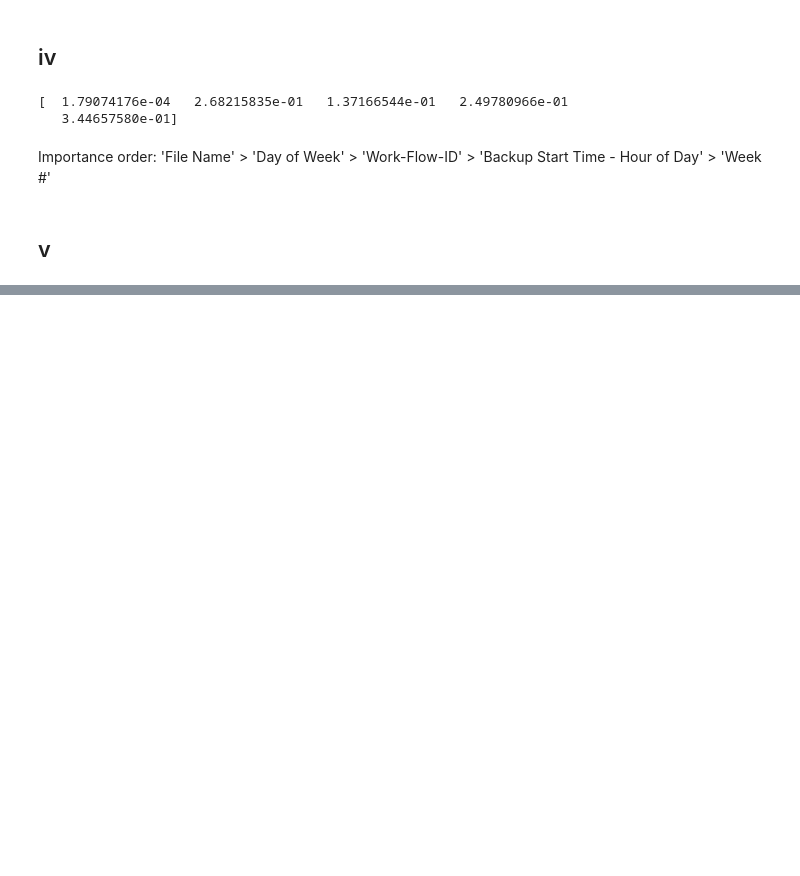
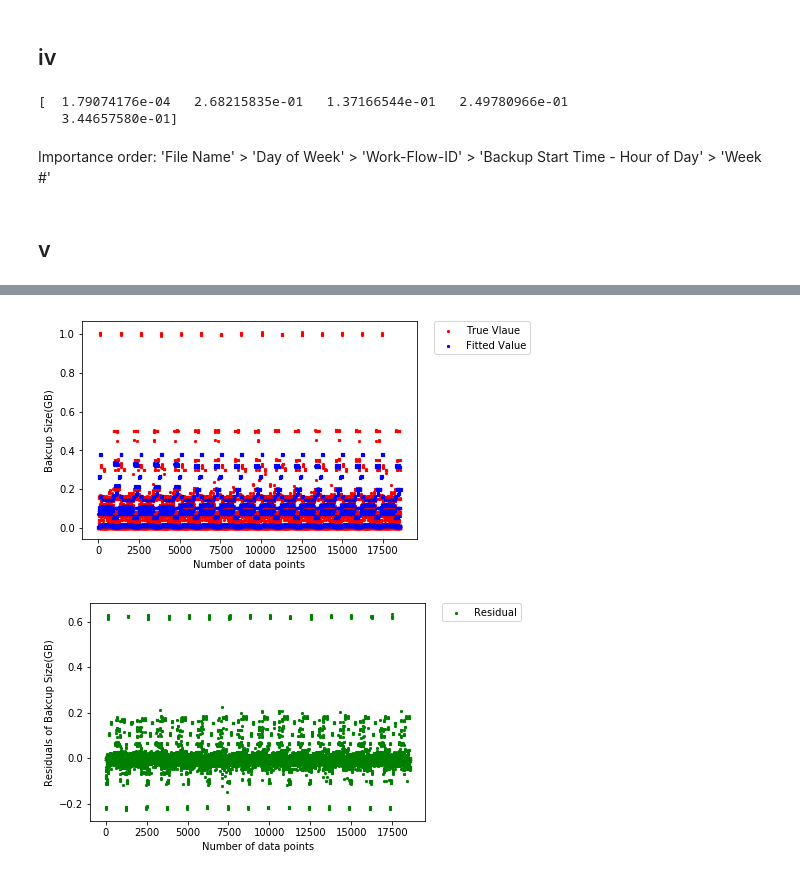
Before and after one commit to zxxia/ECE219-Large-Scale-Data-Mining, a Jupyter notebook: Project4/Problem2b.ipynb, the cells around one changed output, grey strips where cells are left out. Saved outputs shown, nothing was run; the diff lists cells and outputs as text; code cells hidden in the pictures; blank space fills up the shorter version.

Commit message:
Added two figures

```diff
--- a/Project4/Problem2b.ipynb
+++ b/Project4/Problem2b.ipynb
@@ -334,3 +334,29 @@ graphviz.Source(dot_graph)
 [  1.79074176e-04   2.68215835e-01   1.37166544e-01   2.49780966e-01
    3.44657580e-01]
 [drawing not drawn]
+# %%
+# Construct random forest regressor
+regr = RandomForestRegressor(n_estimators=13,
+                             max_features=3,
+                             max_depth=4,
+                             bootstrap=True,
+                             oob_score=True,
+                             random_state=0)
+regr.fit(features, labels)
+labels_pred = regr.predict(features)
+plt.scatter(range(len(labels)), labels, marker='x', c='r', s=5, linewidths=1.0, label='True Vlaue')
+plt.scatter(range(len(labels_pred)), labels_pred, marker='x', c='b', s=5, linewidths=1.0, label='Fitted Value')
+plt.legend(bbox_to_anchor=(1.05, 1), loc=2, borderaxespad=0.)
+plt.xlabel('Number of data points')
+plt.ylabel('Bakcup Size(GB)')
+plt.show()
+
+residuals = labels - labels_pred
+plt.scatter(range(len(residuals)), residuals, marker='x', c='g', s=5, linewidths=1.0, label='Residual')
+plt.legend(bbox_to_anchor=(1.05, 1), loc=2, borderaxespad=0.)
+plt.xlabel('Number of data points')
+plt.ylabel('Residuals of Bakcup Size(GB)')
+plt.show()
+# %% [output]
+[figure, added]
+[figure, added]
```
Also changed, not shown: parts of 1 cell of this notebook.
